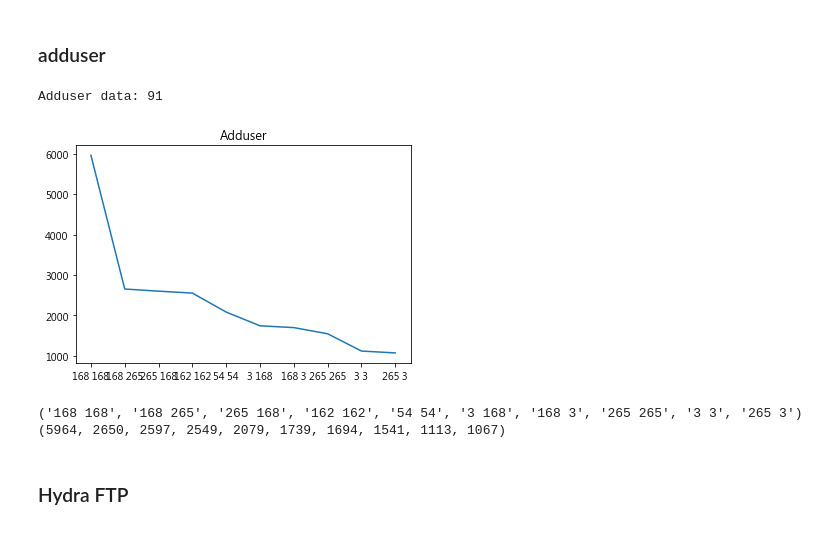
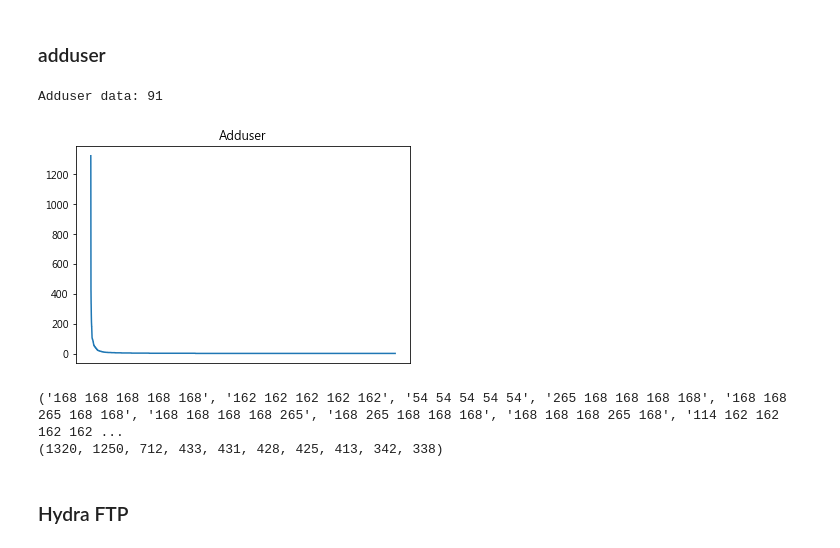
Before and after one commit to star32134212/Graph_Mining_Project, a Jupyter notebook: GraphMiningProject.ipynb, the cells around one changed output. Saved outputs shown, nothing was run; the diff lists cells and outputs as text; code cells hidden in the pictures.

```diff
--- a/GraphMiningProject.ipynb
+++ b/GraphMiningProject.ipynb
@@ -123,0 +309,26 @@ array(['174', '221', '66', '54', '6', '63', '6', '12', '54', '221', '3',
+# %%
+n = 10
+dic_normal = defaultdict(lambda: 0)
+for d in xt:
+    data = d.strip().split(' ')
+    data = indent(data)
+    for i in range(len(data) - n + 1):
+        index = ' '.join(data[i:i+n])
+        dic_normal[index] = dic_normal[index] + 1
+
+lists = sorted(dic_normal.items(), key=lambda kv: kv[1], reverse=True)
+px, py = zip(*lists) # unpack a list of pairs into two tuples
+print("zip data")
+plt.title("Normal Sequence Data (n=10)")
+plt.plot(px, py)
+plt.xticks([]) #關閉X軸
+plt.show()
+print(px[:5])
+print(type(np.array(py[:5])))
+
+results = powerlaw.Fit(py)
+results.power_law.plot_pdf( color= 'b',linestyle='--',label='fit ccdf')
+results.plot_pdf( color= 'b')
+print("alpha:", results.power_law.alpha)
+print("Xmin:", results.power_law.xmin)
+R, p = results.distribution_compare('power_law', 'lognormal')
@@ -124,29 +369,31 @@ array(['174', '221', '66', '54', '6', '63', '6', '12', '54', '221', '3',
 # %% [markdown]
 ### adduser
 # %%
+n = 5
 dic_addusr = defaultdict(lambda: 0)
 x_addusr = []
 y_addusr = []
 x_addusr, y_addusr = load_attack_files("ADFA-LD/Attack_Data_Master/", x_addusr, y_addusr, 'Adduser')
 for d in x_addusr:
     data = d.strip().split(' ')
     for i in range(len(data) - n + 1):
         index = ' '.join(data[i:i+n])
         dic_addusr[index] = dic_addusr[index] + 1
 
 lists = sorted(dic_addusr.items(), key=lambda kv: kv[1], reverse=True)
-px, py = zip(*lists[left:right]) # unpack a list of pairs into two tuples
+px, py = zip(*lists) # unpack a list of pairs into two tuples
 
 plt.title("Adduser")
 plt.plot(px, py)
+plt.xticks([]) #關閉X軸
 plt.show()
-print(px)
-print(py)
+print(px[:10])
+print(py[:10])
 # %% [output]
 Adduser data: 91
-[figure, old version]
+[figure, new version]
-('168 168', '168 265', '265 168', '162 162', '54 54', '3 168', '168 3', '265 265', '3 3', '265 3')
-(5964, 2650, 2597, 2549, 2079, 1739, 1694, 1541, 1113, 1067)
+('168 168 168 168 168', '162 162 162 162 162', '54 54 54 54 54', '265 168 168 168 168', '168 168 265 168 168', '168 168 168 168 265', '168 265 168 168 168', '168 168 168 265 168', '114 162 162 162 162 ...
+(1320, 1250, 712, 433, 431, 428, 425, 413, 342, 338)
 # %% [markdown]
 ### Hydra FTP
 # %%
```
Also changed, not shown: parts of 24 cells of this notebook.
